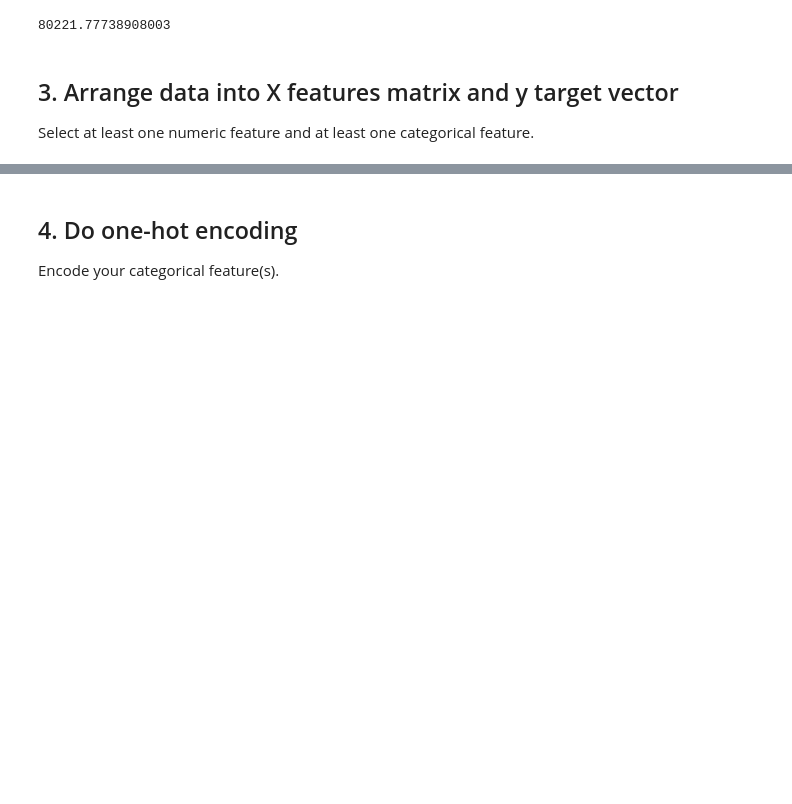
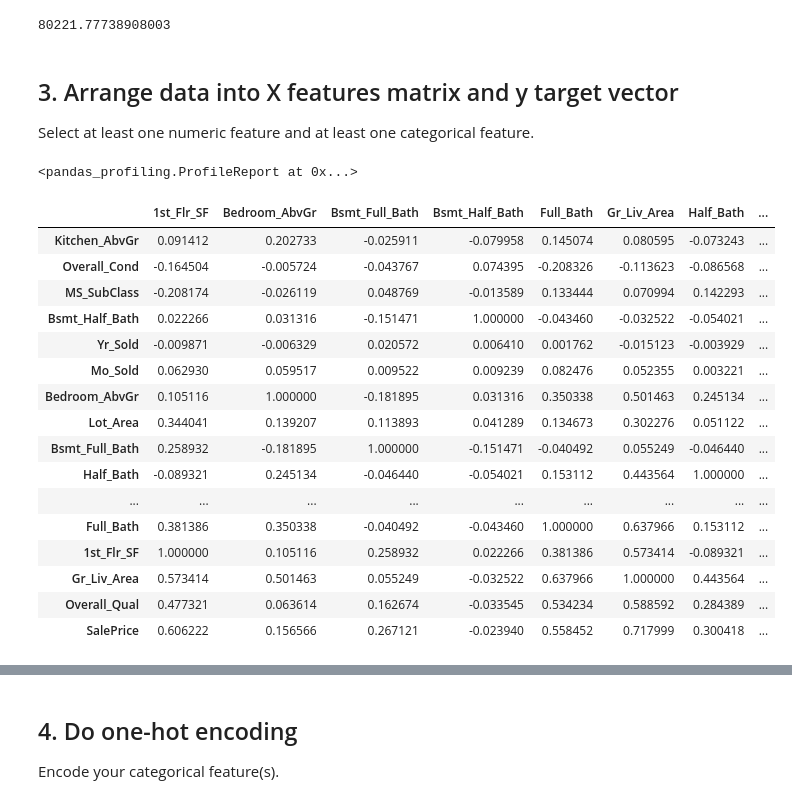
Before and after one commit to LambdaSchool/DEPRECATED-DS-Unit-2-Linear-Models, a Jupyter notebook: DS_Sprint_Challenge_5_Linear_Models.ipynb, the cells around one changed output, grey strips where cells are left out. Saved outputs shown, nothing was run; the diff lists cells and outputs as text; code cells hidden in the pictures; blank space fills up the shorter version.

```diff
--- a/DS_Sprint_Challenge_5_Linear_Models.ipynb
+++ b/DS_Sprint_Challenge_5_Linear_Models.ipynb
@@ -111,3 +127,29 @@ print(y_train.std())
 # %% [markdown]
 ## 3. Arrange data into X features matrix and y target vector
 Select at least one numeric feature and at least one categorical feature.
+# %%
+# Explore training dataset generally.
+pp.ProfileReport(train)
+# %% [output]
+<pandas_profiling.ProfileReport at 0x...>
+# %%
+# Explore numeric features.
+train.corr().sort_values(by='SalePrice')
+# %% [output]
+|  | 1st_Flr_SF | Bedroom_AbvGr | Bsmt_Full_Bath | Bsmt_Half_Bath | Full_Bath | Gr_Liv_Area | Half_Bath | ... |
+| Kitchen_AbvGr | 0.091412 | 0.202733 | -0.025911 | -0.079958 | 0.145074 | 0.080595 | -0.073243 | ... |
+| Overall_Cond | -0.164504 | -0.005724 | -0.043767 | 0.074395 | -0.208326 | -0.113623 | -0.086568 | ... |
+| MS_SubClass | -0.208174 | -0.026119 | 0.048769 | -0.013589 | 0.133444 | 0.070994 | 0.142293 | ... |
+| Bsmt_Half_Bath | 0.022266 | 0.031316 | -0.151471 | 1.000000 | -0.043460 | -0.032522 | -0.054021 | ... |
+| Yr_Sold | -0.009871 | -0.006329 | 0.020572 | 0.006410 | 0.001762 | -0.015123 | -0.003929 | ... |
+| Mo_Sold | 0.062930 | 0.059517 | 0.009522 | 0.009239 | 0.082476 | 0.052355 | 0.003221 | ... |
+| Bedroom_AbvGr | 0.105116 | 1.000000 | -0.181895 | 0.031316 | 0.350338 | 0.501463 | 0.245134 | ... |
+| Lot_Area | 0.344041 | 0.139207 | 0.113893 | 0.041289 | 0.134673 | 0.302276 | 0.051122 | ... |
+| Bsmt_Full_Bath | 0.258932 | -0.181895 | 1.000000 | -0.151471 | -0.040492 | 0.055249 | -0.046440 | ... |
+| Half_Bath | -0.089321 | 0.245134 | -0.046440 | -0.054021 | 0.153112 | 0.443564 | 1.000000 | ... |
+| ... | ... | ... | ... | ... | ... | ... | ... | ... |
+| Full_Bath | 0.381386 | 0.350338 | -0.040492 | -0.043460 | 1.000000 | 0.637966 | 0.153112 | ... |
+| 1st_Flr_SF | 1.000000 | 0.105116 | 0.258932 | 0.022266 | 0.381386 | 0.573414 | -0.089321 | ... |
+| Gr_Liv_Area | 0.573414 | 0.501463 | 0.055249 | -0.032522 | 0.637966 | 1.000000 | 0.443564 | ... |
+| Overall_Qual | 0.477321 | 0.063614 | 0.162674 | -0.033545 | 0.534234 | 0.588592 | 0.284389 | ... |
+| SalePrice | 0.606222 | 0.156566 | 0.267121 | -0.023940 | 0.558452 | 0.717999 | 0.300418 | ... |
```
Also changed, not shown: parts of 7 cells of this notebook.
